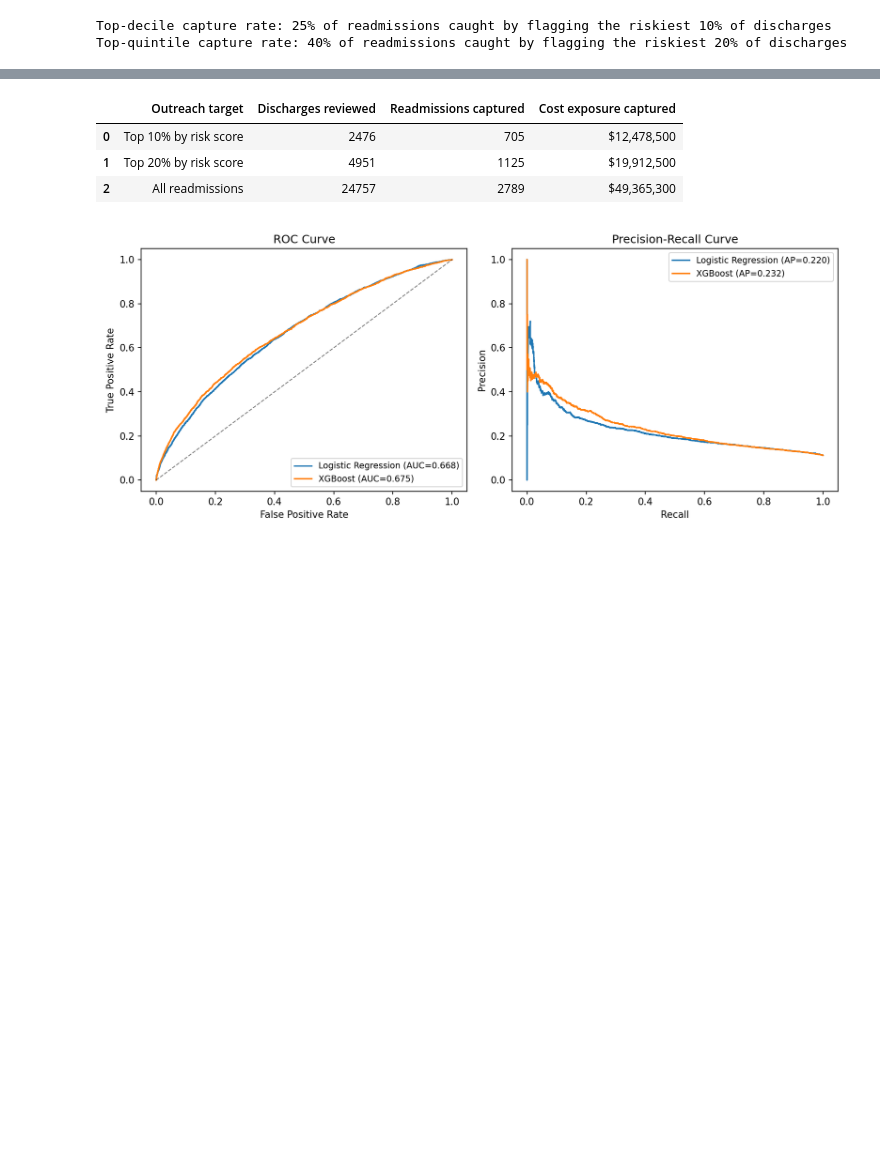
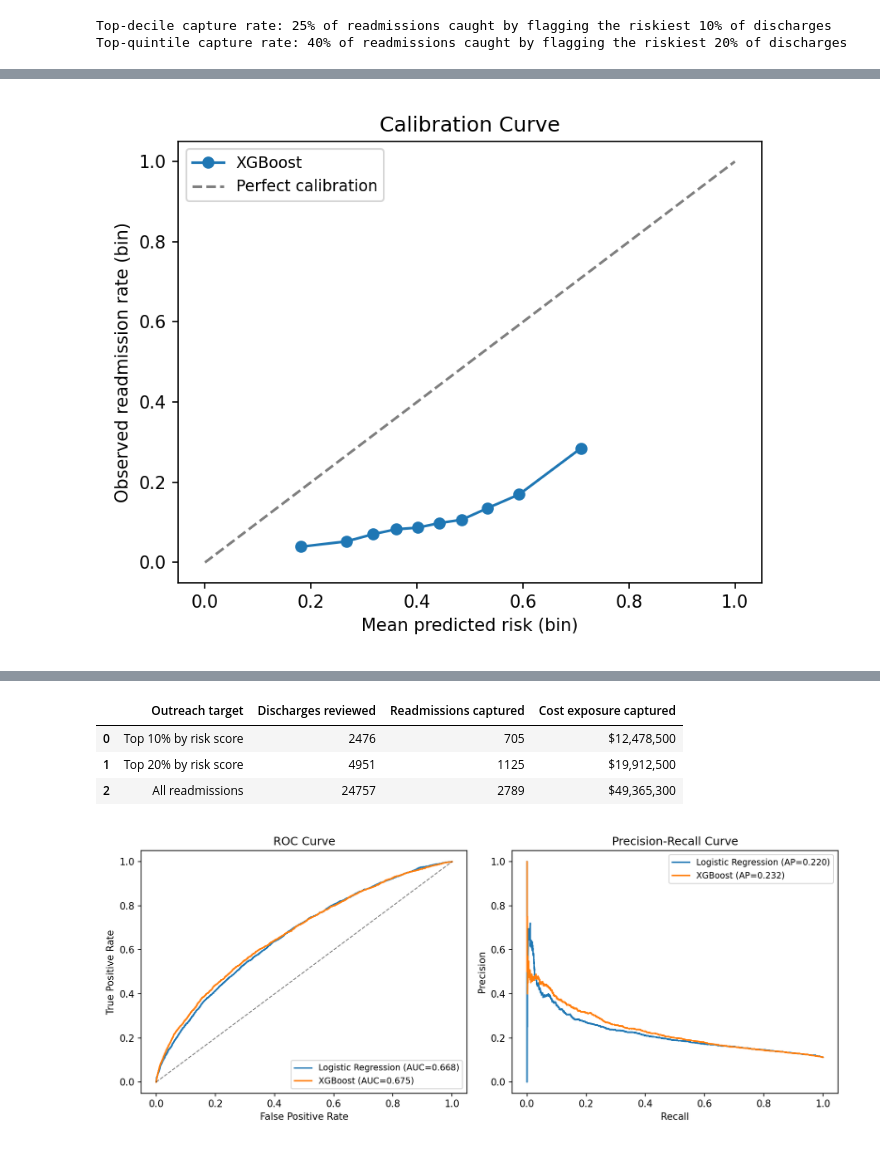
Before and after one commit to jlwj22/Healthcare-Readmission, a Jupyter notebook: notebooks/01_eda_and_modeling.ipynb, the cells around one changed output, grey strips where cells are left out. Cells and saved outputs as stored; diff of their text form; code cells hidden in the pictures; blank space fills up the shorter version.

```diff
--- a/notebooks/01_eda_and_modeling.ipynb
+++ b/notebooks/01_eda_and_modeling.ipynb
@@ -151,0 +157,5 @@ Top-quintile capture rate: 40% of readmissions caught by flagging the riskiest 2
+# %%
+from IPython.display import Image
+Image("../reports/figures/calibration.png")
+# %% [output]
+[figure, added]
```
Also changed, not shown: parts of 18 cells of this notebook, 8 other files.
